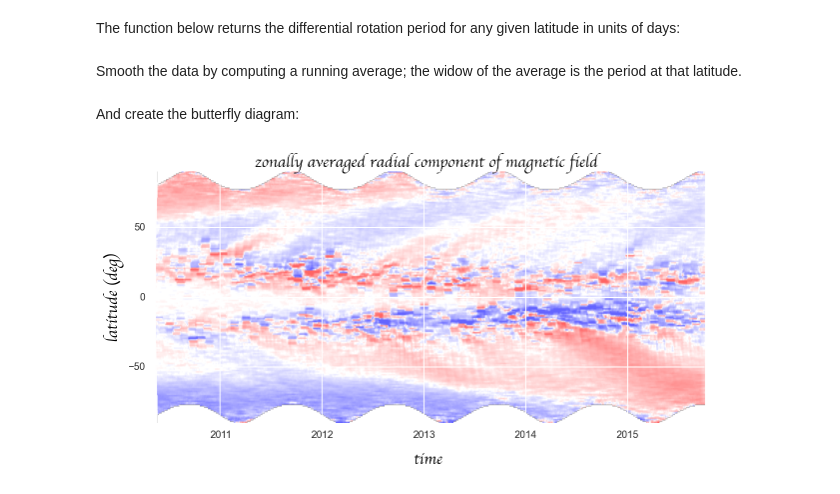
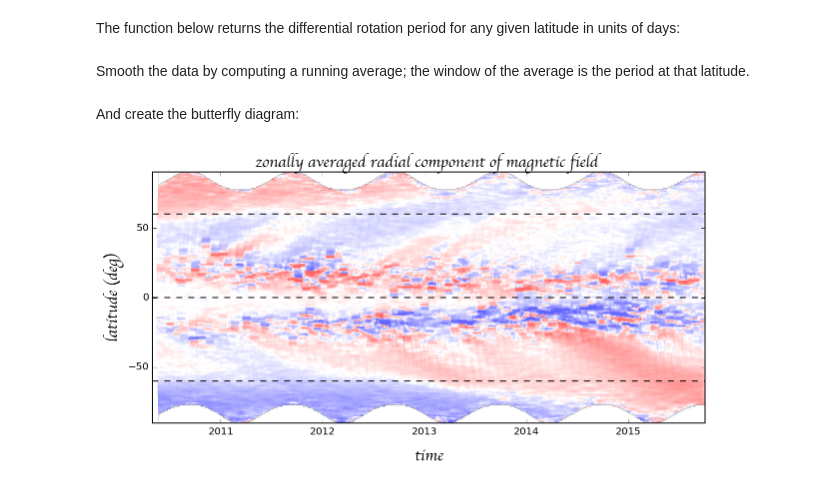
Before and after one commit to mbobra/plotting-polar-field, a Jupyter notebook: butterfly.ipynb, the cells around one changed output. Saved outputs shown, nothing was run; the diff lists cells and outputs as text; code cells hidden in the pictures.

Commit message:
added latitude reference lines

```diff
--- a/butterfly.ipynb
+++ b/butterfly.ipynb
@@ -87,7 +85,7 @@ def differential_rotation_period(latitude):
     period = 360./omega
     return period
 # %% [markdown]
-Smooth the data by computing a running average; the widow of the average is the period at that latitude.
+Smooth the data by computing a running average; the window of the average is the period at that latitude.
 # %%
 mf_br_averaged = np.ndarray([180,n_elements])
 for j in range(n_elements):
@@ -101,32 +99,43 @@ for j in range(n_elements):
 # %% [markdown]
 And create the butterfly diagram:
 # %%
-fig, ax = plt.subplots(1,1)      # define the size of the figure
+# create the figure
+fig, ax = plt.subplots(1,1)
 
 # define some style elements
 marker_style = dict(linestyle='-', linewidth=4, fillstyle='full')
-text_style = {'family' : 'cursive','color'  : 'black','weight' : 'normal','size'   : 16}
+text_style = {'family':'cursive','color':'black','weight':'normal','size': 16}
+
+# plot some reference latitudes
+zero_lat = np.zeros([n_elements])
+mi60_lat = np.ndarray([n_elements])
+pl60_lat = np.ndarray([n_elements])
+mi60_lat.fill(-60)
+pl60_lat.fill(60)
+plt.plot(xmdates,zero_lat,'--',color='black')
+plt.plot(xmdates,mi60_lat,'--',color='black')
+plt.plot(xmdates,pl60_lat,'--',color='black')
 
 # plot the image with a customized color table
 colors = np.loadtxt('cstretch.txt')
 colormap_customized = mcol.ListedColormap(colors)
 im = plt.imshow(mf_br_averaged,cmap=colormap_customized,vmax=8,vmin=-8,extent=[xmdates[0],xmdates[n_elements-1],-90,90],origin='lower')
 
 # format the x-axis with universal time
 ax.xaxis_date()
 locator = AutoDateLocator()
-locator.intervald[MONTHLY] = [8] # initially show every labels for three months
+locator.intervald[MONTHLY] = [8]
 formatter = DateFormatter('%Y')
 ax.xaxis.set_major_locator(locator)
 ax.xaxis.set_major_formatter(formatter)
 
 # label the axes and the plot
 ax.set_xlabel('time', labelpad=10, fontdict = text_style)
 ax.set_ylabel('latitude (deg)', fontdict=text_style)
 ax.set_title('zonally averaged radial component of magnetic field', fontdict = text_style)
 ax.set_aspect(5)
 fig.set_size_inches(10,4.5)
 # %% [output]
-[figure, old version]
+[figure, new version]
 # %%
 mpld3.save_html(fig,'butterfly.html')
```
Also changed, not shown: parts of 5 cells of this notebook.
